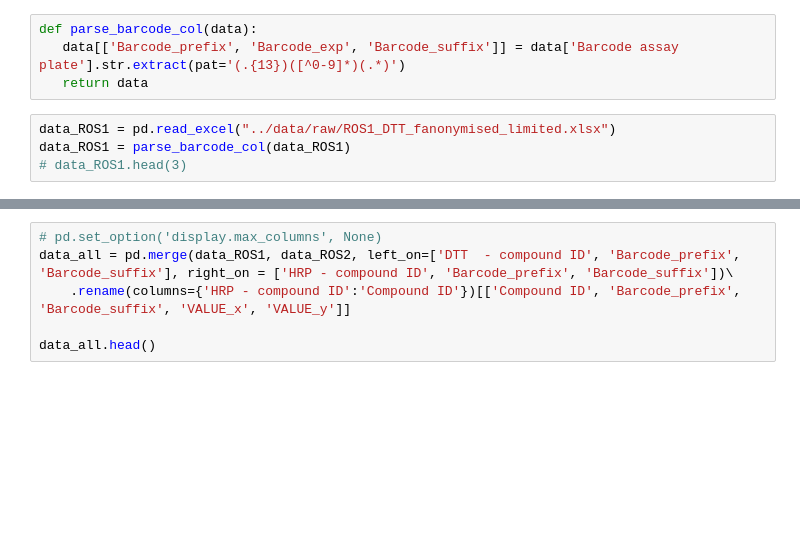
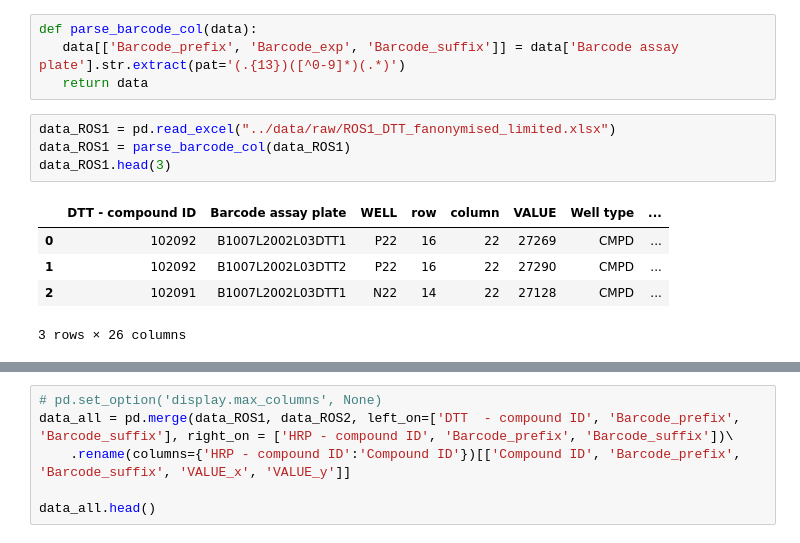
Before and after one commit to zuzg/drug-screening, a Jupyter notebook: notebooks/AHC_clustering.ipynb, the cells around one changed output, grey strips where cells are left out. Saved outputs shown, nothing was run; the diff lists cells and outputs as text; blank space fills up the shorter version.

```diff
--- a/notebooks/AHC_clustering.ipynb
+++ b/notebooks/AHC_clustering.ipynb
@@ -103,7 +103,13 @@ def parse_barcode_col(data):
 # %%
 data_ROS1 = pd.read_excel("../data/raw/ROS1_DTT_fanonymised_limited.xlsx")
 data_ROS1 = parse_barcode_col(data_ROS1)
-# data_ROS1.head(3)
+data_ROS1.head(3)
+# %% [output]
+|  | DTT - compound ID | Barcode assay plate | WELL | row | column | VALUE | Well type | ... |
+| 0 | 102092 | B1007L2002L03DTT1 | P22 | 16 | 22 | 27269 | CMPD | ... |
+| 1 | 102092 | B1007L2002L03DTT2 | P22 | 16 | 22 | 27290 | CMPD | ... |
+| 2 | 102091 | B1007L2002L03DTT1 | N22 | 14 | 22 | 27128 | CMPD | ... |
+3 rows × 26 columns
 # %%
 data_ROS2 = pd.read_excel("../data/raw/ROS2_HRP anonymised limited.xlsx")
 data_ROS2 = parse_barcode_col(data_ROS2)
```
Also changed, not shown: parts of 1 cell of this notebook.
